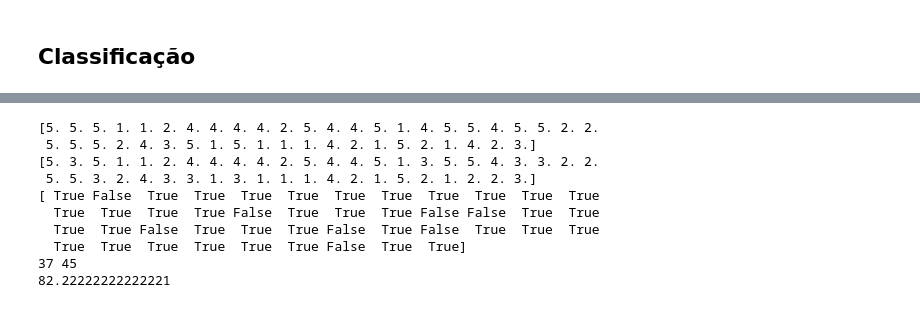
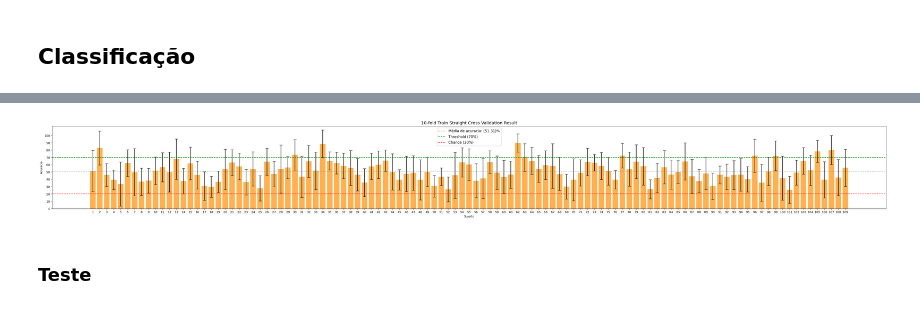
Before and after one commit to MiguelRochaBE/MotorImagery-BCI, a Jupyter notebook: MI_BCI_DatasetAnalysis.ipynb, the cells around one changed output, grey strips where cells are left out. Saved outputs shown, nothing was run; the diff lists cells and outputs as text; code cells hidden in the pictures.

Commit message:
Classificação de todos os indivíduos da DB

```diff
--- a/MI_BCI_DatasetAnalysis.ipynb
+++ b/MI_BCI_DatasetAnalysis.ipynb
@@ -81,6 +81,7 @@ ska = 'edge'
 
 raw = mne.io.read_raw_edf(datafiles[0], preload = False)
 channels = raw.ch_names
+n_channels = len(channels)
 
 filter_params = mne.filter.create_filter(raw.get_data(), raw.info['sfreq'],l_freq=fmin, h_freq=fmax, fir_design = filter_design) # Criar filtro. É preciso dados como parâmetro
 mne.viz.plot_filter(filter_params, raw.info['sfreq'], flim=(3, 60)) # Plot do filtro
@@ -240,7 +253,5 @@ Trial lido:  14
 # %%
-# Equaliza o nº de trials em todas as classes. A classe rest tinha muitos mais trials por exemplo.
-# É importante que haja o mesmo nº de trials para cada classe durante a classificação
-subject_epochs.equalize_event_counts()
+subject_epochs = all_subject_epochs[0]
 
 print("\nEqualização de eventos: ")
 check_event_count(subject_epochs)
@@ -525,2 +502,22 @@ print(np.shape(feat_classes_test))
+# %%
+all_feat_classes_train = []
+all_feat_classes_test = []
+
+n_comp = 6
+
+for subject in range(len(all_subject_epochs)):
+
+  feat_classes_train = []
+  feat_classes_test = []
+
+  for mi_class, c_id in classes.items():
+    Z_aux_train = spatially_filter_EEG(all_W[subject][c_id-1,:,:], all_train_data[subject][mi_class], n_comp)
+    feat_classes_train.append(feat_vector(Z_aux_train))
+
+    Z_aux_test = spatially_filter_EEG(all_W[subject][c_id-1,:,:], all_test_data[subject][mi_class], n_comp)
+    feat_classes_test.append(feat_vector(Z_aux_test))
+
+  all_feat_classes_train.append(feat_classes_train)
+  all_feat_classes_test.append(feat_classes_test)
 # %% [markdown]
 ## **Classificação**
@@ -562,25 +568,18 @@ Accuracy: 0.91 (+/- 0.15)
-# %%
-print(test_labels)
-print(test[:,n_comp * 2])
-print(test_labels==test[:,n_comp * 2])
-cer=0
-tut=0
-
-
-for i in range(0,len(test_labels)):
-  if test_labels[i]==test[i,n_comp * 2]:
-    cer+=1
-  tut+=1
-print(cer,tut)
-print(cer/tut * 100)
-# %% [output]
-[5. 5. 5. 1. 1. 2. 4. 4. 4. 4. 2. 5. 4. 4. 5. 1. 4. 5. 5. 4. 5. 5. 2. 2.
- 5. 5. 5. 2. 4. 3. 5. 1. 5. 1. 1. 1. 4. 2. 1. 5. 2. 1. 4. 2. 3.]
-[5. 3. 5. 1. 1. 2. 4. 4. 4. 4. 2. 5. 4. 4. 5. 1. 3. 5. 5. 4. 3. 3. 2. 2.
- 5. 5. 3. 2. 4. 3. 3. 1. 3. 1. 1. 1. 4. 2. 1. 5. 2. 1. 2. 2. 3.]
-[ True False  True  True  True  True  True  True  True  True  True  True
-  True  True  True  True False  True  True  True False False  True  True
-  True  True False  True  True  True False  True False  True  True  True
-  True  True  True  True  True  True False  True  True]
-37 45
-82.22222222222221
+# %%
+import matplotlib.pyplot as plt
+
+fig, ax = plt.subplots(figsize=(50, 5))
+plt.rcParams.update({'font.size': 12})
+ax.set_title('Acuracia (%)')
+ax.bar(np.arange(1, len(all_subject_epochs)+1), cross_val_scores[:,0], color="#ffb152", yerr=cross_val_scores[:,1], capsize=5)
+ax.axhline(y=np.mean(cross_val_scores[:,0]), color='grey', linestyle='--', label = f'Média de acuracia: ({np.mean(cross_val_scores[:,0]):.2f})%')
+ax.axhline(y=70, color='green', linestyle='--', label = 'Threshold (70%)')
+ax.axhline(y=20, color='red', linestyle='--', label = 'Chance (20%)')
+ax.set(xticks=np.arange(1, len(all_subject_epochs)+1), xlabel='Sujeito',
+       yticks=np.arange(0, 101, step=10), ylabel='Acuracia',
+       title='10-fold Train Straight Cross Validation Result');
+ax.legend();
+# %% [output]
+[figure, added]
+# %% [markdown]
+### **Teste**
```
Also changed, not shown: parts of 16 cells of this notebook.
